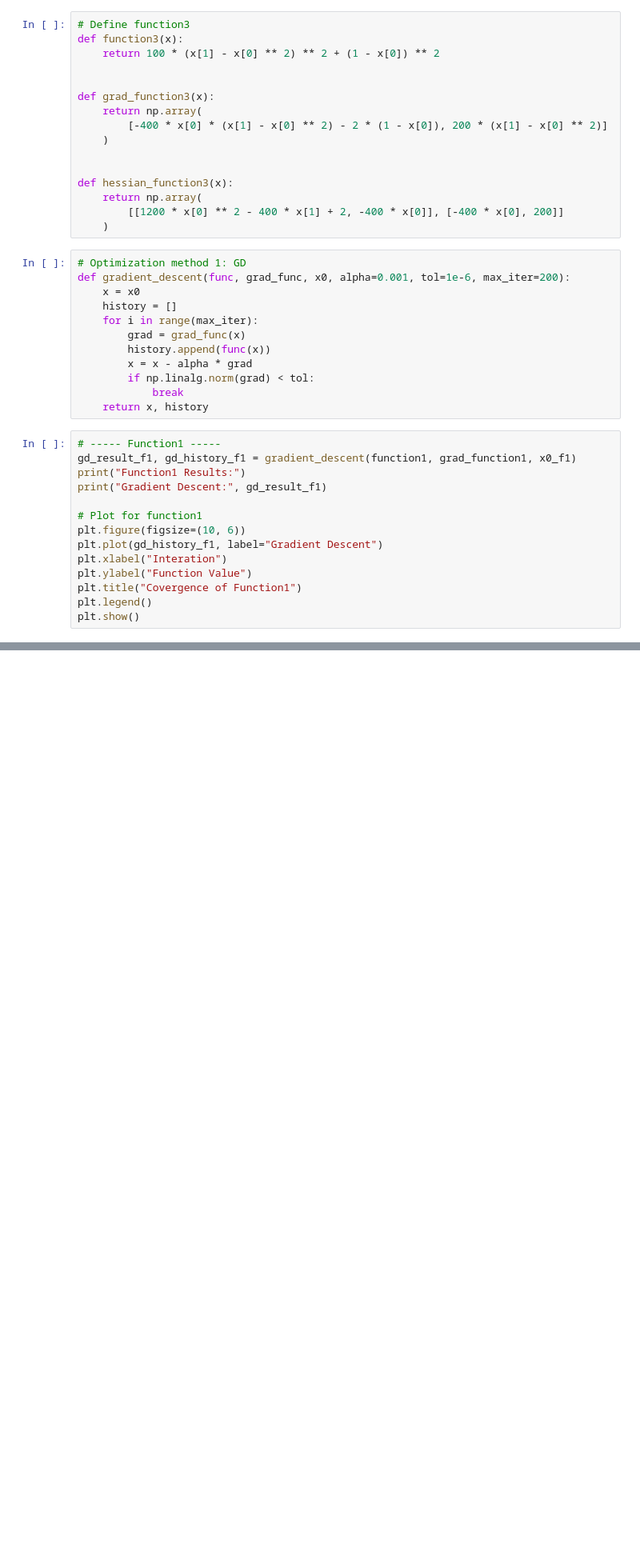
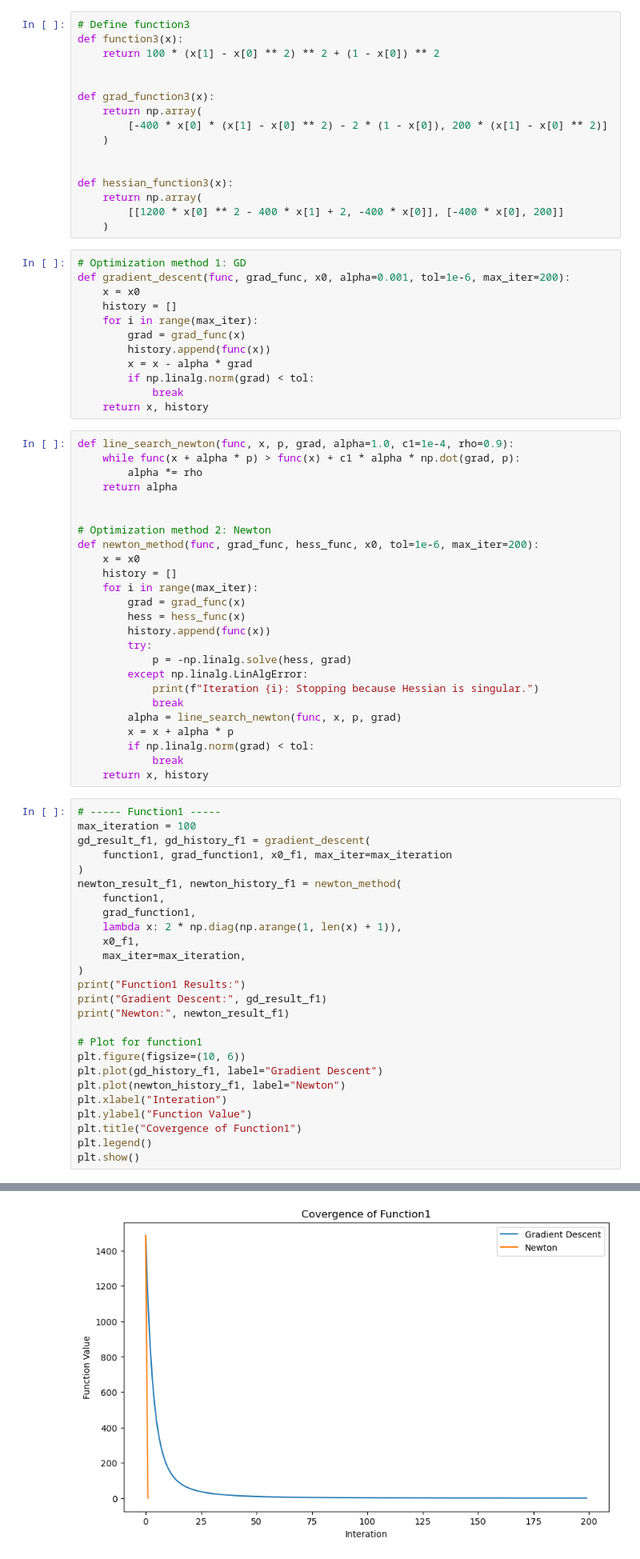
Before and after one commit to RogerRogerUSC/CISC820-Project2, a Jupyter notebook: project2_main.ipynb, the cells around one changed output, grey strips where cells are left out. Shown at 80% size. Cells and saved outputs as stored; diff of their text form; blank space fills up the shorter version.

Commit message:
Add newton method

```diff
--- a/project2_main.ipynb
+++ b/project2_main.ipynb
@@ -70,17 +70,55 @@ def gradient_descent(func, grad_func, x0, alpha=0.001, tol=1e-6, max_iter=200):
         if np.linalg.norm(grad) < tol:
             break
     return x, history
+# %%
+def line_search_newton(func, x, p, grad, alpha=1.0, c1=1e-4, rho=0.9):
+    while func(x + alpha * p) > func(x) + c1 * alpha * np.dot(grad, p):
+        alpha *= rho
+    return alpha
+
+
+# Optimization method 2: Newton
+def newton_method(func, grad_func, hess_func, x0, tol=1e-6, max_iter=200):
+    x = x0
+    history = []
+    for i in range(max_iter):
+        grad = grad_func(x)
+        hess = hess_func(x)
+        history.append(func(x))
+        try:
+            p = -np.linalg.solve(hess, grad)
+        except np.linalg.LinAlgError:
+            print(f"Iteration {i}: Stopping because Hessian is singular.")
+            break
+        alpha = line_search_newton(func, x, p, grad)
+        x = x + alpha * p
+        if np.linalg.norm(grad) < tol:
+            break
+    return x, history
 # %%
 # ----- Function1 -----
-gd_result_f1, gd_history_f1 = gradient_descent(function1, grad_function1, x0_f1)
+max_iteration = 100
+gd_result_f1, gd_history_f1 = gradient_descent(
+    function1, grad_function1, x0_f1, max_iter=max_iteration
+)
+newton_result_f1, newton_history_f1 = newton_method(
+    function1,
+    grad_function1,
+    lambda x: 2 * np.diag(np.arange(1, len(x) + 1)),
+    x0_f1,
+    max_iter=max_iteration,
+)
 print("Function1 Results:")
 print("Gradient Descent:", gd_result_f1)
+print("Newton:", newton_result_f1)
 
 # Plot for function1
 plt.figure(figsize=(10, 6))
 plt.plot(gd_history_f1, label="Gradient Descent")
+plt.plot(newton_history_f1, label="Newton")
 plt.xlabel("Interation")
 plt.ylabel("Function Value")
 plt.title("Covergence of Function1")
 plt.legend()
 plt.show()
+# %% [output]
@@ -86,0 +142 @@ plt.show()
+[figure, added]
```
Also changed, not shown: parts of 1 cell of this notebook.
